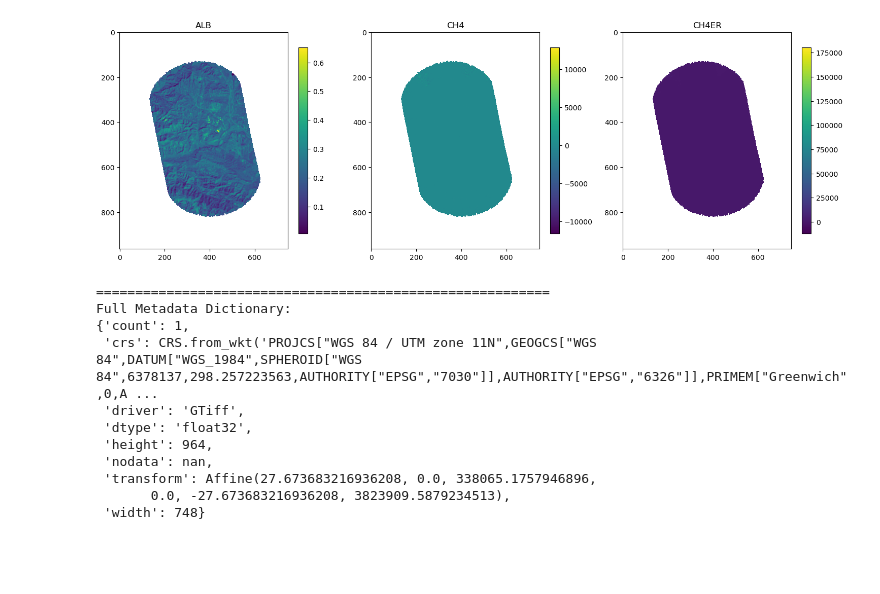
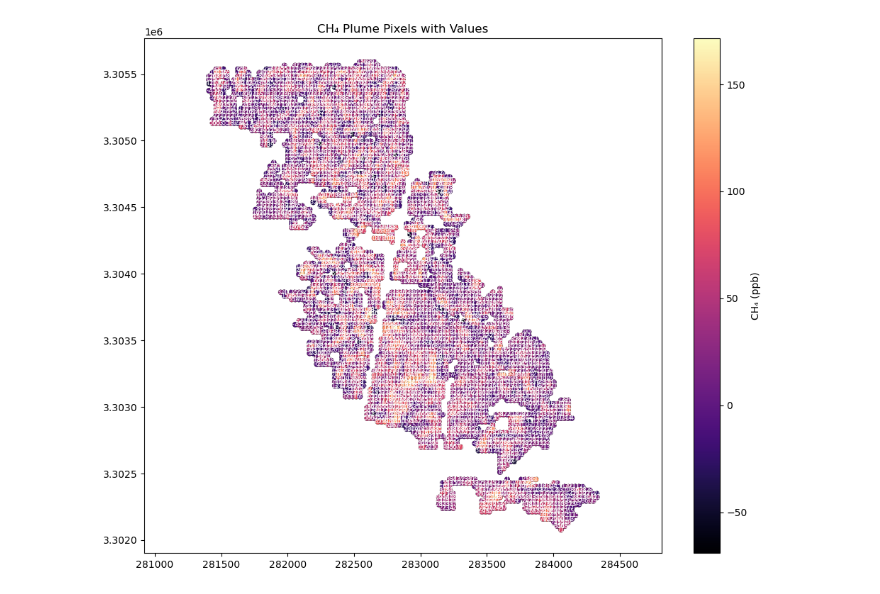
Before and after one commit to alibecerra/Methane, a Jupyter notebook: GHGsat/main.ipynb, the cells around one changed output. Drawn from its saved outputs; the diff is of its cells as text; code cells hidden in the pictures; blank space fills up the shorter version.

Commit message:
got to represent the ch4 values in matplot to show each ppb

```diff
--- a/GHGsat/main.ipynb
+++ b/GHGsat/main.ipynb
@@ -67,61 +202,48 @@ plt.show()
 # %%
 import rasterio
 import numpy as np
+import matplotlib.pyplot as plt
 
-files = ["./ghgsat2465/2024/03/08/C7/C7_24016881_20240308_20240311_SihBzsy/C7_24016881_20240308_20240311_SihBzsy_ALB.tif",
-         "./ghgsat2465/2024/03/08/C7/C7_24016881_20240308_20240311_SihBzsy/C7_24016881_20240308_20240311_SihBzsy_CH4.tif",
-         "./ghgsat2465/2024/03/08/C7/C7_24016881_20240308_20240311_SihBzsy/C7_24016881_20240308_20240311_SihBzsy_CH4ER.tif",
-         "./ghgsat2465/2024/03/08/C7/C7_24016881_20240308_20240311_SihBzsy/C7_24016881_20240308_20240311_SihBzsy_FLG.tif"]
-arrays = []
-titles = ["ALB", "CH4", "CH4ER", "FLG"]
+# Read the data
+with rasterio.open("./ghgsat2803/2022/11/28/C5/C5_23010168_20221128_20230531_LbOSaFE/C5_23010168_20221128_20230531_LbOSaFE_8061_CH4PL.tif") as src:
+    ch4 = src.read(1)  # Band 1
+    transform = src.transform
 
-for f in files:
-    with rasterio.open(f) as src:
-        arrays.append(src.read(1))
+# Extract valid data points
+rows, cols = np.where(~np.isnan(ch4))
+vals = ch4[rows, cols]
 
-stacked = np.stack(arrays, axis=0)  # Shape: (bands, rows, cols)
+# Convert pixel indices to world coordinates
+xs, ys = rasterio.transform.xy(transform, rows, cols, offset='center')
 
-fig, axs = plt.subplots(1, 3, figsize=(15, 5))
+# Plot
+fig, ax = plt.subplots(figsize=(10, 8))
+sc = ax.scatter(xs, ys, c=vals, cmap='magma', s=30, edgecolor='k', linewidth=0.2)
+plt.colorbar(sc, ax=ax, label="CH₄ (ppb)")
+plt.title("CH₄ Plume Pixels with Values")
+plt.axis('equal')
 
-for i in range(3):
-    im = axs[i].imshow(stacked[i], cmap='viridis')
-    axs[i].set_title(titles[i])
-    fig.colorbar(im, ax=axs[i], shrink=0.8)
+# Add value labels for each point
+for x, y, val in zip(xs, ys, vals):
+    ax.text(x, y, f"{val:.0f}", ha='center', va='center', color='white', fontsize=6)
 
 plt.tight_layout()
 plt.show()
 # %% [output]
-[figure, old version]
+[figure, new version]
 # %%
 
 
-#with rasterio.open("./ghgsat2465/2024/03/08/C7/C7_24016881_20240308_20240311_SihBzsy/C7_24016881_20240308_20240311_SihBzsy_ALB.tif") as src:
-    #print("Driver:", src.driver)  # e.g., 'GTiff'
-    #print("CRS:", src.crs)        # Coordinate Reference System
-    #print("Transform:", src.transform)  # Affine mapping from pixel to coords
-    #print("Width, Height:", src.width, src.height)
-    #print("Bounds:", src.bounds)
-    #print("Band count:", src.count)
-   # print("Data type:", src.dtypes[0])  # e.g., 'float32'
-  #  print("NoData value:", src.nodata)
 
+files = ["./ghgsat2803/2022/11/28/C5/C5_23010168_20221128_20230531_LbOSaFE/C5_23010168_20221128_20230531_LbOSaFE_ALB.tif",
+         "./ghgsat2803/2022/11/28/C5/C5_23010168_20221128_20230531_LbOSaFE/C5_23010168_20221128_20230531_LbOSaFE_CH4.tif",
+         "./ghgsat2803/2022/11/28/C5/C5_23010168_20221128_20230531_LbOSaFE/C5_23010168_20221128_20230531_LbOSaFE_CH4ER.tif",
+         "./ghgsat2803/2022/11/28/C5/C5_23010168_20221128_20230531_LbOSaFE/C5_23010168_20221128_20230531_LbOSaFE_FLG.tif"]
+for path in files:
 
-print("==========================================================")
+    image = rasterio.open(path)
+    show(image)
 
-
-
-
-print("Full Metadata Dictionary:")
-pprint.pprint(src.meta)
+    full_image = image.read()
+    num_bands = image.count
+    print(f"there are {num_bands} bands in the photo")
-# %% [output]
-==========================================================
-Full Metadata Dictionary:
-{'count': 1,
- 'crs': CRS.from_wkt('PROJCS["WGS 84 / UTM zone 11N",GEOGCS["WGS 84",DATUM["WGS_1984",SPHEROID["WGS 84",6378137,298.257223563,AUTHORITY["EPSG","7030"]],AUTHORITY["EPSG","6326"]],PRIMEM["Greenwich",0,A ...
- 'driver': 'GTiff',
- 'dtype': 'float32',
- 'height': 964,
- 'nodata': nan,
- 'transform': Affine(27.673683216936208, 0.0, 338065.1757946896,
-       0.0, -27.673683216936208, 3823909.5879234513),
- 'width': 748}
```
Also changed, not shown: parts of 5 cells of this notebook, 2 other files.
